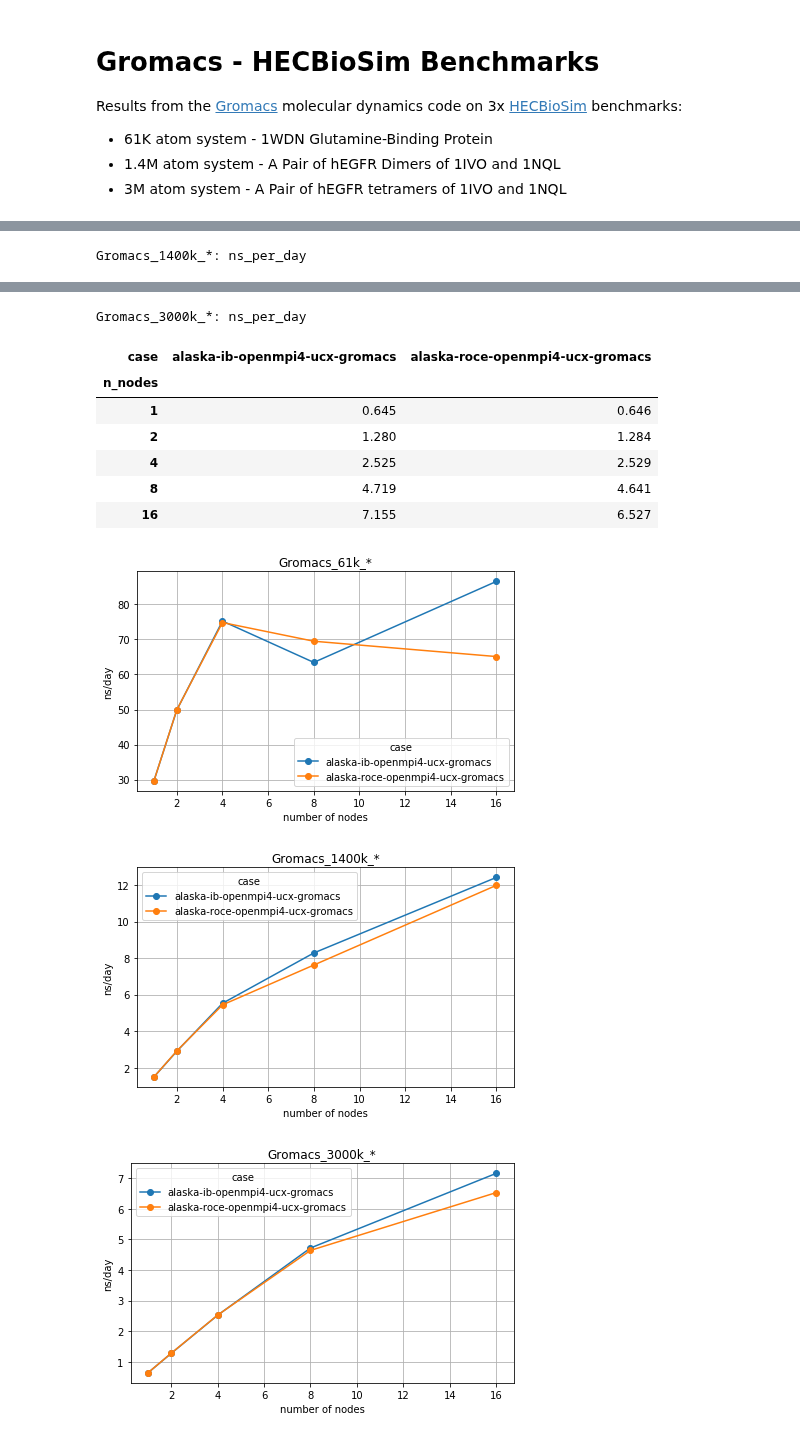
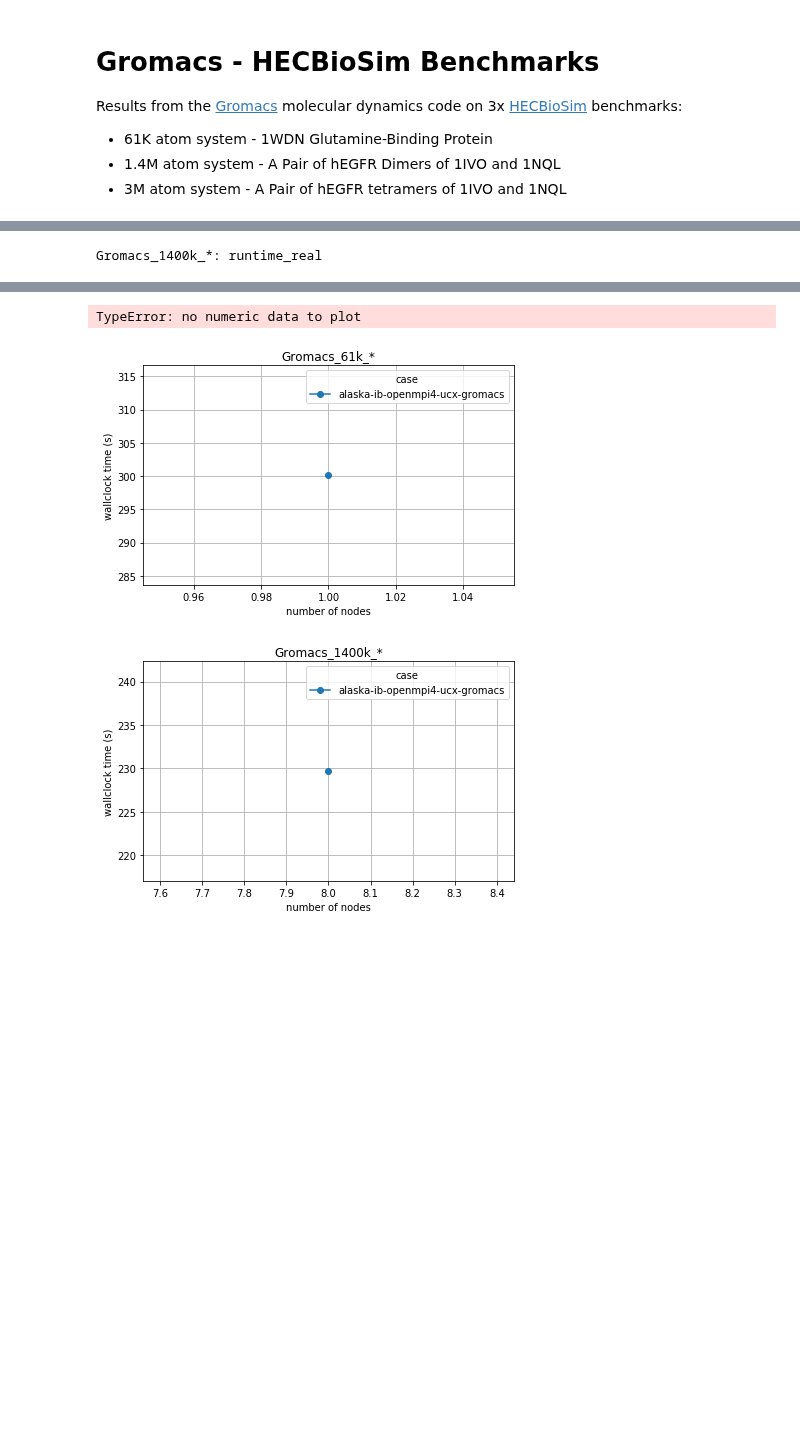
Before and after one commit to ukri-excalibur/excalibur-tests, a Jupyter notebook: apps/gromacs/Gromacs.ipynb, the cells around one changed output, grey strips where cells are left out. Cells and saved outputs as stored; diff of their text form; code cells hidden in the pictures; blank space fills up the shorter version.

Commit message:
WIP: plot/readme for runtime_real for gromacs/cp2k/openfoam

```diff
--- a/apps/gromacs/Gromacs.ipynb
+++ b/apps/gromacs/Gromacs.ipynb
@@ -27,17 +27,17 @@ Each test uses 1 task per (hardware) core.
 for test in ['Gromacs_61k_*', 'Gromacs_1400k_*', 'Gromacs_3000k_*']:
 
     # load perf records:
-    perf_records = modules.utils.load_perf_logs('../perflogs', test, '.log')
+    perf_records = modules.utils.load_perf_logs('../../perflogs', test, '.log')
 
     # calculate number of nodes:
     perf_records['n_nodes'] = [int(tn.rsplit('_')[-1]) for tn in perf_records['testname']]
 
     # plot/tabulate:
-    perf_var = 'ns_per_day'
+    perf_var = 'runtime_real'
     table = modules.plots.tabulate_last_perf_vs(perf_records, 'n_nodes', perf_var)
     ax = table.plot(grid=True, style='o-')
     ax.set_xlabel('number of nodes')
-    ax.set_ylabel('ns/day')
+    ax.set_ylabel('wallclock time (s)')
     ax.set_title(test)
     plt.tight_layout()
     print()
@@ -55 +51 @@ Gromacs_61k_*: ns_per_day
-Gromacs_1400k_*: ns_per_day
+Gromacs_1400k_*: runtime_real
@@ -63,11 +55,3 @@ Gromacs_1400k_*: ns_per_day
-Gromacs_3000k_*: ns_per_day
+TypeError: no numeric data to plot
-| case | alaska-ib-openmpi4-ucx-gromacs | alaska-roce-openmpi4-ucx-gromacs |
-| n_nodes |  |  |
-| 1 | 0.645 | 0.646 |
-| 2 | 1.280 | 1.284 |
-| 4 | 2.525 | 2.529 |
-| 8 | 4.719 | 4.641 |
-| 16 | 7.155 | 6.527 |
-[figure, old version]
+[figure, new version]
-[figure, old version]
+[figure, new version]
-[figure, removed]
```
Also changed, not shown: parts of 3 cells of this notebook, 8 other files.
